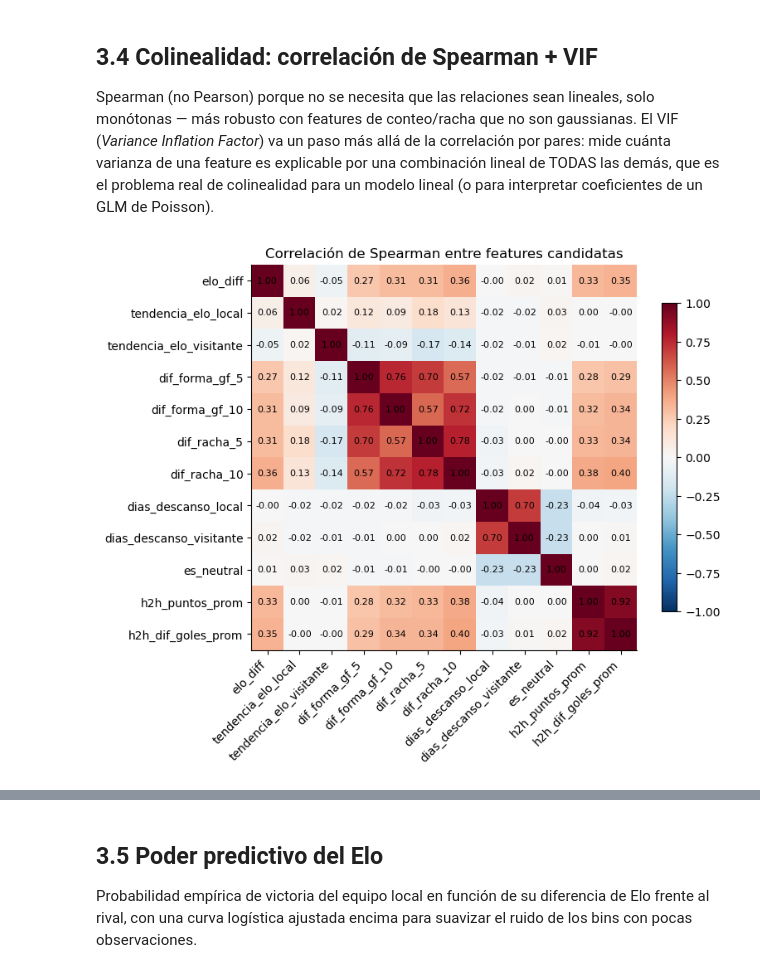
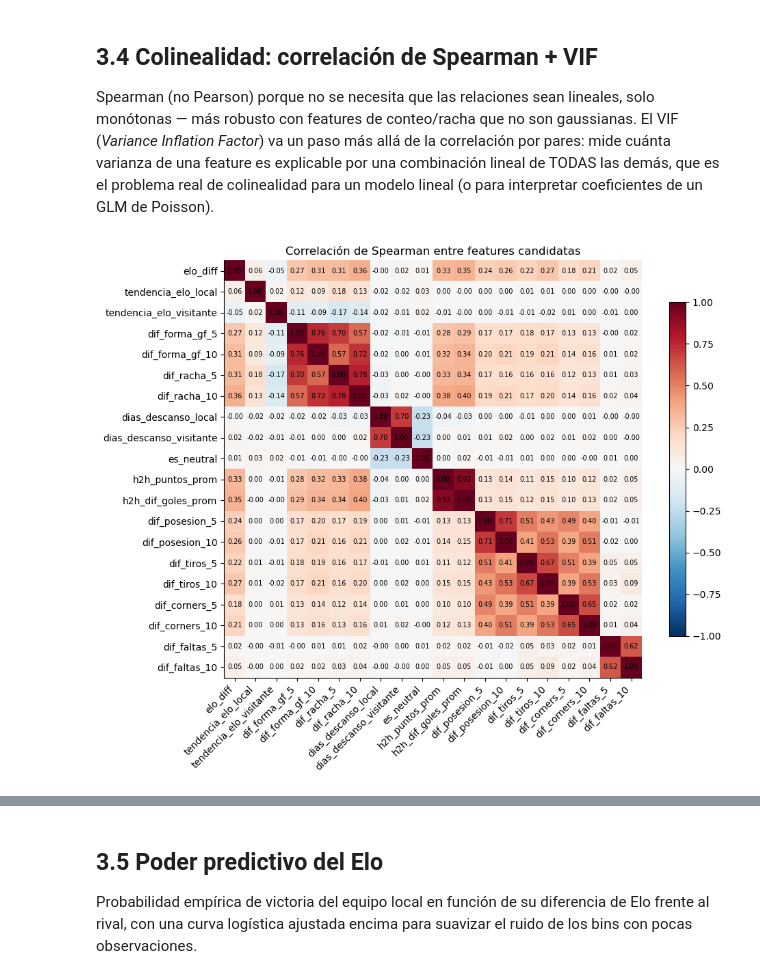
Before and after one commit to danielcangomez/wc2026-match-predictor, a Jupyter notebook: notebooks/02_limpieza_y_eda.ipynb, the cells around one changed output, grey strips where cells are left out. Cells and saved outputs as stored; diff of their text form; code cells hidden in the pictures.

```diff
--- a/notebooks/02_limpieza_y_eda.ipynb
+++ b/notebooks/02_limpieza_y_eda.ipynb
@@ -340,0 +515,26 @@ df_largo.filter(regex="equipo|fecha|prom_gf|racha_puntos_5|dias_descanso").tail(
+# %%
+def calcular_features_sofascore(df_largo: pd.DataFrame, ventanas: tuple[int, ...],
+                                 columnas: list[str]) -> pd.DataFrame:
+    """Añade prom_{columna}_{ventana} por cada estadística SofaScore, con el
+    mismo shift(1)+rolling anti-fuga que calcular_features_forma. El relleno
+    (NaN -> media global de esa columna, calculada ANTES de rellenar nada)
+    es intencionadamente distinto del de goles -- ver celda anterior.
+    """
+    df_largo = df_largo.sort_values(["equipo", "fecha"]).copy()
+    g = df_largo.groupby("equipo", sort=False)
+
+    medias_globales = {}
+    for col in columnas:
+        medias_globales[col] = df_largo[col].mean()
+        for ventana in ventanas:
+            nombre = f"prom_{col}_{ventana}"
+            df_largo[nombre] = g[col].transform(lambda s, v=ventana: s.shift(1).rolling(v, min_periods=1).mean())
+            df_largo[nombre] = df_largo[nombre].fillna(medias_globales[col])
+
+    print("Medias globales usadas como relleno neutro: " +
+          ", ".join(f"{col}={media:.2f}" for col, media in medias_globales.items()))
+    return df_largo
+
+
+df_largo = calcular_features_sofascore(df_largo, VENTANAS_ROLLING, COLUMNAS_STATS_LARGO)
+df_largo.filter(regex="equipo|fecha|prom_posesion_5|prom_tiros_5").tail()
@@ -353,6 +561,7 @@ COLUMNAS_FEATURE = [
     *[f"prom_gf_{v}" for v in VENTANAS_ROLLING],
     *[f"prom_gc_{v}" for v in VENTANAS_ROLLING],
     *[f"racha_puntos_{v}" for v in VENTANAS_ROLLING],
+    *[f"prom_{col}_{v}" for col in COLUMNAS_STATS_LARGO for v in VENTANAS_ROLLING],
 ]
 
 
@@ -372,6 +581,8 @@ def ensamblar_tablon_final(df_partidos: pd.DataFrame, df_largo: pd.DataFrame) ->
     for v in VENTANAS_ROLLING:
         tablon[f"dif_forma_gf_{v}"] = tablon[f"prom_gf_{v}_local"] - tablon[f"prom_gf_{v}_visitante"]
         tablon[f"dif_racha_{v}"] = tablon[f"racha_puntos_{v}_local"] - tablon[f"racha_puntos_{v}_visitante"]
+        for col in COLUMNAS_STATS_LARGO:
+            tablon[f"dif_{col}_{v}"] = tablon[f"prom_{col}_{v}_local"] - tablon[f"prom_{col}_{v}_visitante"]
 
     # Resultado 1X2, solo para partidos ya jugados (target de clasificación).
     tablon["resultado_1x2"] = np.select(
@@ -389,5 +600,5 @@ print(f"NaN en columnas de features (entre partidos jugados): "
       f"{df_features.loc[df_features['jugado'], columnas_features_finales].isna().sum().sum()}")
 df_features[df_features["jugado"]].tail()[["fecha", "equipo_local", "equipo_visitante",
                                             "goles_local", "goles_visitante",
-                                            "elo_diff", "dif_forma_gf_5", "resultado_1x2"]]
+                                            "elo_diff", "dif_forma_gf_5", "dif_posesion_5", "resultado_1x2"]]
 # %% [output]
@@ -582,26 +920,27 @@ interpretar coeficientes de un GLM de Poisson).
 # %%
 FEATURES_CANDIDATAS = [
     "elo_diff", "tendencia_elo_local", "tendencia_elo_visitante",
     "dif_forma_gf_5", "dif_forma_gf_10", "dif_racha_5", "dif_racha_10",
     "dias_descanso_local", "dias_descanso_visitante",
     "es_neutral", "h2h_puntos_prom", "h2h_dif_goles_prom",
+    *[f"dif_{col}_{v}" for col in COLUMNAS_STATS_LARGO for v in VENTANAS_ROLLING],
 ]
 
 matriz_spearman = df_moderno[FEATURES_CANDIDATAS].corr(method="spearman")
 
-fig, ax = plt.subplots(figsize=(8, 6.5))
+fig, ax = plt.subplots(figsize=(10, 8))
 im = ax.imshow(matriz_spearman.values, cmap="RdBu_r", vmin=-1, vmax=1)
 ax.set_xticks(range(len(FEATURES_CANDIDATAS))); ax.set_xticklabels(FEATURES_CANDIDATAS, rotation=45, ha="right")
 ax.set_yticks(range(len(FEATURES_CANDIDATAS))); ax.set_yticklabels(FEATURES_CANDIDATAS)
 for i in range(len(FEATURES_CANDIDATAS)):
     for j in range(len(FEATURES_CANDIDATAS)):
-        ax.text(j, i, f"{matriz_spearman.values[i,j]:.2f}", ha="center", va="center", fontsize=8)
+        ax.text(j, i, f"{matriz_spearman.values[i,j]:.2f}", ha="center", va="center", fontsize=7)
 ax.set_title("Correlación de Spearman entre features candidatas")
 fig.colorbar(im, shrink=0.8)
 plt.tight_layout()
 plt.show()
 # %% [output]
-[figure, old version]
+[figure, new version]
 # %%
 def calcular_vif(df: pd.DataFrame, columnas: list[str]) -> pd.DataFrame:
     """VIF por columna: >10 se considera colinealidad severa (regla de bolsillo
```
Also changed, not shown: parts of 16 cells of this notebook, 7 other files.
